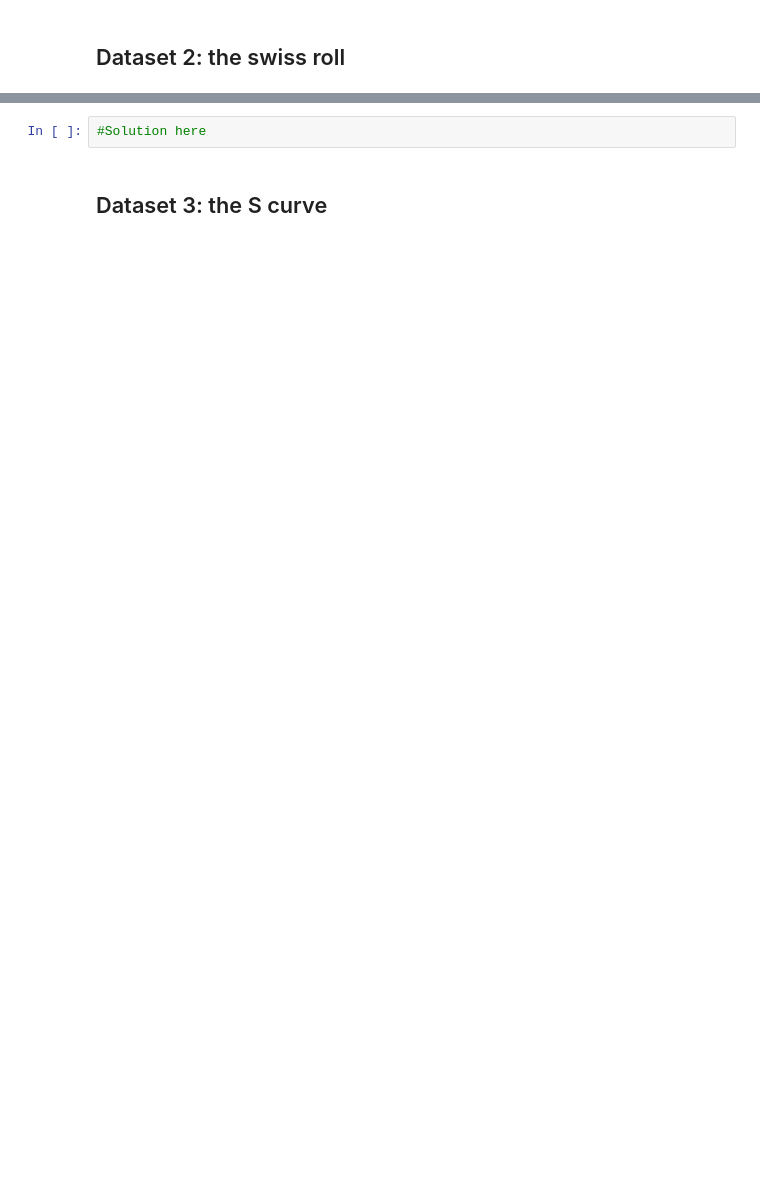
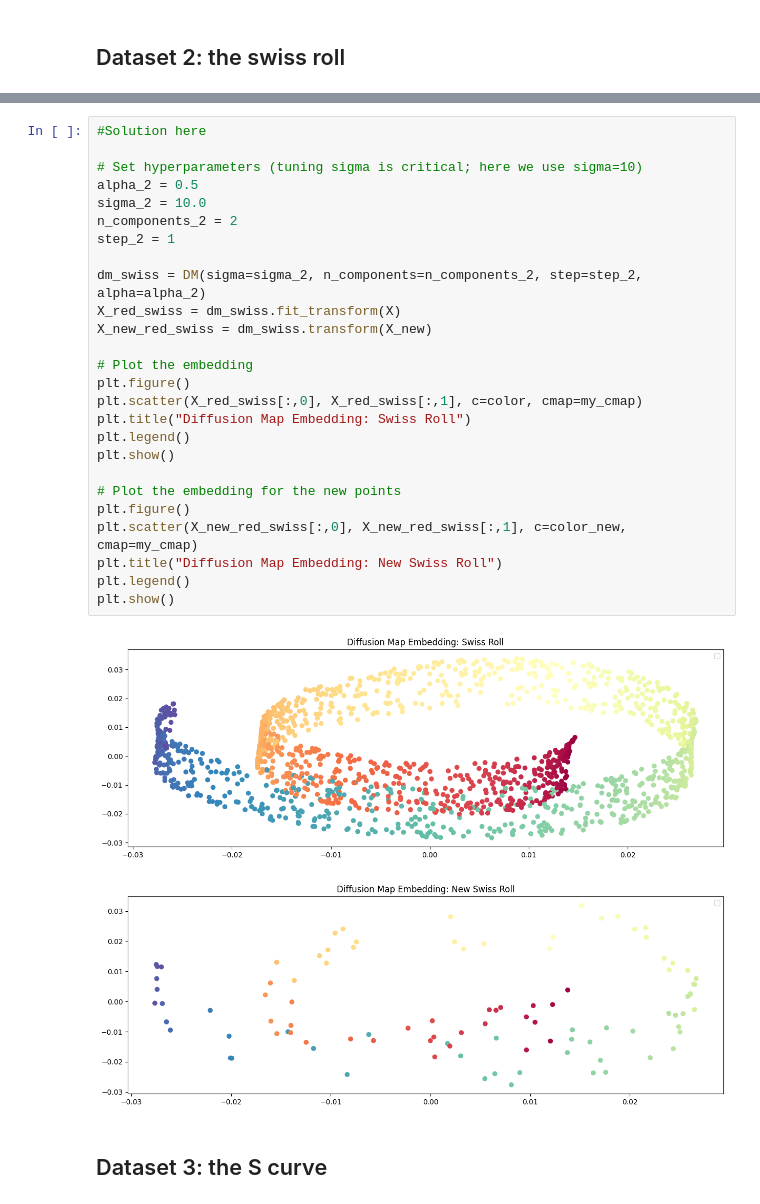
Before and after one commit to InigoMartinezCiriza/MF, a Jupyter notebook: P3/HW_03_MF_2025.ipynb, the cells around one changed output, grey strips where cells are left out. Saved outputs shown, nothing was run; the diff lists cells and outputs as text; blank space fills up the shorter version.

```diff
--- a/P3/HW_03_MF_2025.ipynb
+++ b/P3/HW_03_MF_2025.ipynb
@@ -183,5 +284,32 @@ X_new, color_new = make_swiss_roll(n_samples=N_new, random_state=seed+1)
-# %%
-#Solution here
+# %%
+#Solution here
+
+# Set hyperparameters (tuning sigma is critical; here we use sigma=10)
+alpha_2 = 0.5
+sigma_2 = 10.0
+n_components_2 = 2
+step_2 = 1
+
+dm_swiss = DM(sigma=sigma_2, n_components=n_components_2, step=step_2, alpha=alpha_2)
+X_red_swiss = dm_swiss.fit_transform(X)
+X_new_red_swiss = dm_swiss.transform(X_new)
+
+# Plot the embedding
+plt.figure()
+plt.scatter(X_red_swiss[:,0], X_red_swiss[:,1], c=color, cmap=my_cmap)
+plt.title("Diffusion Map Embedding: Swiss Roll")
+plt.legend()
+plt.show()
+
+# Plot the embedding for the new points
+plt.figure()
+plt.scatter(X_new_red_swiss[:,0], X_new_red_swiss[:,1], c=color_new, cmap=my_cmap)
+plt.title("Diffusion Map Embedding: New Swiss Roll")
+plt.legend()
+plt.show()
+# %% [output]
+[figure, added]
+[figure, added]
 # %% [markdown]
 ## Dataset 3: the S curve
 # %%
```
Also changed, not shown: parts of 9 cells of this notebook.
